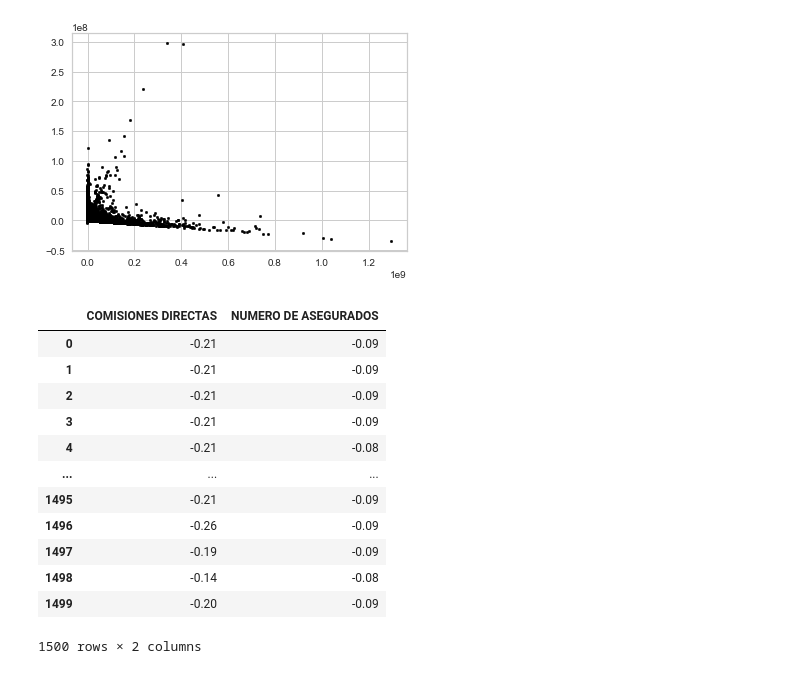
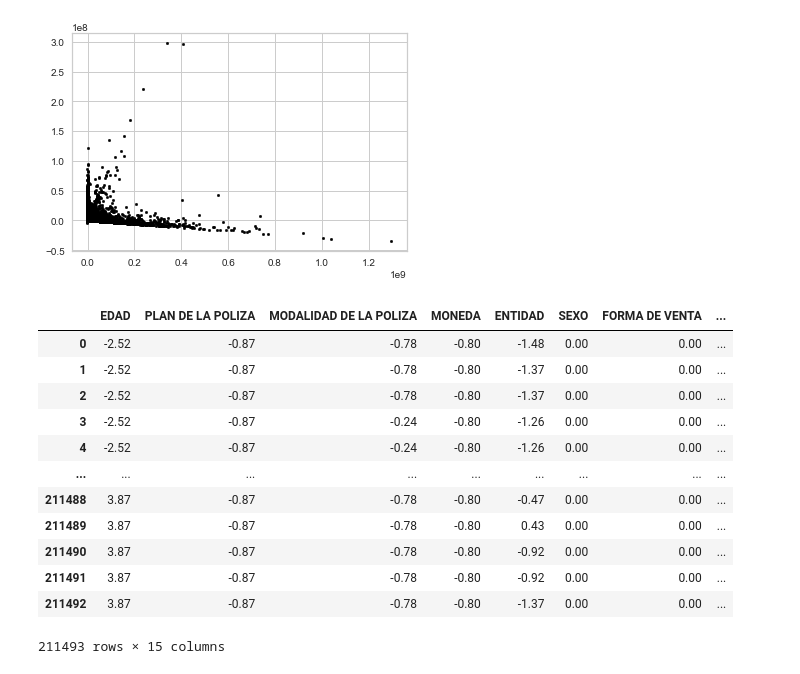
Before and after one commit to Nicocispal/Evidencia_1, a Jupyter notebook: DE_comisiones.ipynb, the cells around one changed output. Saved outputs shown, nothing was run; the diff lists cells and outputs as text; code cells hidden in the pictures.

```diff
--- a/DE_comisiones.ipynb
+++ b/DE_comisiones.ipynb
@@ -38,0 +66,11 @@ The categorical variables are: ['PLAN DE LA POLIZA', 'MODALIDAD DE LA POLIZA', '
+# %%
+#CONVERSION A LOS TIPOS DE DATOS NECESARIOS
+
+# Lista de columnas que se necesitan modificar
+no_commas_list = df.columns[5:-1]
+
+# Quitamos las comas (,) de las columnas para que no interfieran con el parseamiento
+# y las convertimos a su representación numérica en punto flotante
+df[no_commas_list] = df[no_commas_list].apply(lambda column: column.replace('[^0-9\.-]', '', regex=True))
+
+df
@@ -55,2 +99,0 @@ df
-# %%
-df = df.apply(pd.to_numeric, downcast='integer', errors='ignore')
@@ -77,5 +100,3 @@ memory usage: 17.1+ MB
-# %%
-df[['EDAD']] = df[['EDAD']].astype('int32')
 # %%
 df['PLAN DE LA POLIZA'], cat_Plan = pd.factorize(df['PLAN DE LA POLIZA'])
 df['MODALIDAD DE LA POLIZA'], cat_Modalidad = pd.factorize(df['MODALIDAD DE LA POLIZA'])
@@ -111,0 +130,3 @@ sns.heatmap(df.corr())
+# %%
+df.drop(df[(df['SEXO'] == 'Masculino')].index, inplace=True)
+df
@@ -117,21 +193,20 @@ plt.show()
 # %% [output]
 [figure]
 # %%
-rescaleX = StandardScaler().fit_transform(df[['COMISIONES DIRECTAS', 'NUMERO DE ASEGURADOS']])
-column_names = ['COMISIONES DIRECTAS', 'NUMERO DE ASEGURADOS']
-Xescaled = pd.DataFrame(data=rescaleX, columns=column_names)
-Xescaled.head(1500)
+rescaleX = StandardScaler().fit_transform(df)
+Xescaled = pd.DataFrame(data = rescaleX, columns = df.columns)
+Xescaled
 # %% [output]
-|  | COMISIONES DIRECTAS | NUMERO DE ASEGURADOS |
-| 0 | -0.21 | -0.09 |
-| 1 | -0.21 | -0.09 |
-| 2 | -0.21 | -0.09 |
-| 3 | -0.21 | -0.09 |
-| 4 | -0.21 | -0.08 |
-| ... | ... | ... |
-| 1495 | -0.21 | -0.09 |
-| 1496 | -0.26 | -0.09 |
-| 1497 | -0.19 | -0.09 |
-| 1498 | -0.14 | -0.08 |
-| 1499 | -0.20 | -0.09 |
+|  | EDAD | PLAN DE LA POLIZA | MODALIDAD DE LA POLIZA | MONEDA | ENTIDAD | SEXO | FORMA DE VENTA | ... |
+| 0 | -2.52 | -0.87 | -0.78 | -0.80 | -1.48 | 0.00 | 0.00 | ... |
+| 1 | -2.52 | -0.87 | -0.78 | -0.80 | -1.37 | 0.00 | 0.00 | ... |
+| 2 | -2.52 | -0.87 | -0.78 | -0.80 | -1.37 | 0.00 | 0.00 | ... |
+| 3 | -2.52 | -0.87 | -0.24 | -0.80 | -1.26 | 0.00 | 0.00 | ... |
+| 4 | -2.52 | -0.87 | -0.24 | -0.80 | -1.26 | 0.00 | 0.00 | ... |
+| ... | ... | ... | ... | ... | ... | ... | ... | ... |
+| 211488 | 3.87 | -0.87 | -0.78 | -0.80 | -0.47 | 0.00 | 0.00 | ... |
+| 211489 | 3.87 | -0.87 | -0.78 | -0.80 | 0.43 | 0.00 | 0.00 | ... |
+| 211490 | 3.87 | -0.87 | -0.78 | -0.80 | -0.92 | 0.00 | 0.00 | ... |
+| 211491 | 3.87 | -0.87 | -0.78 | -0.80 | -0.92 | 0.00 | 0.00 | ... |
+| 211492 | 3.87 | -0.87 | -0.78 | -0.80 | -1.37 | 0.00 | 0.00 | ... |
-1500 rows × 2 columns
+211493 rows × 15 columns
```
Also changed, not shown: parts of 35 cells of this notebook, 12 other files.
